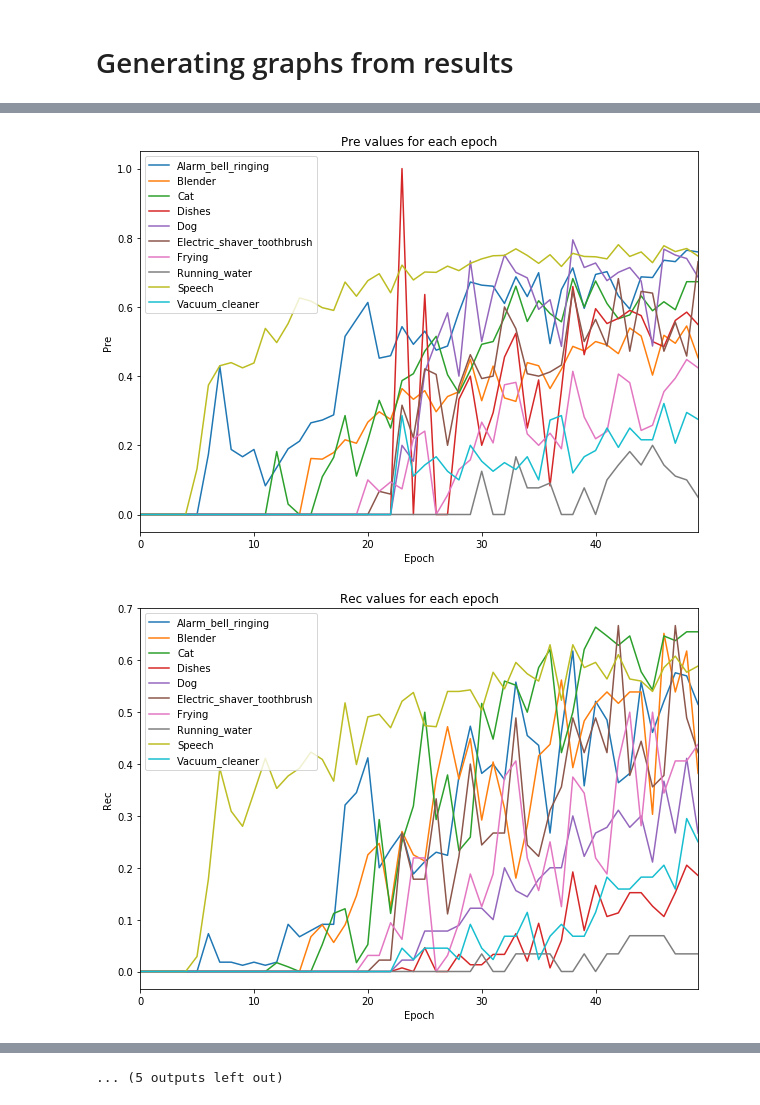
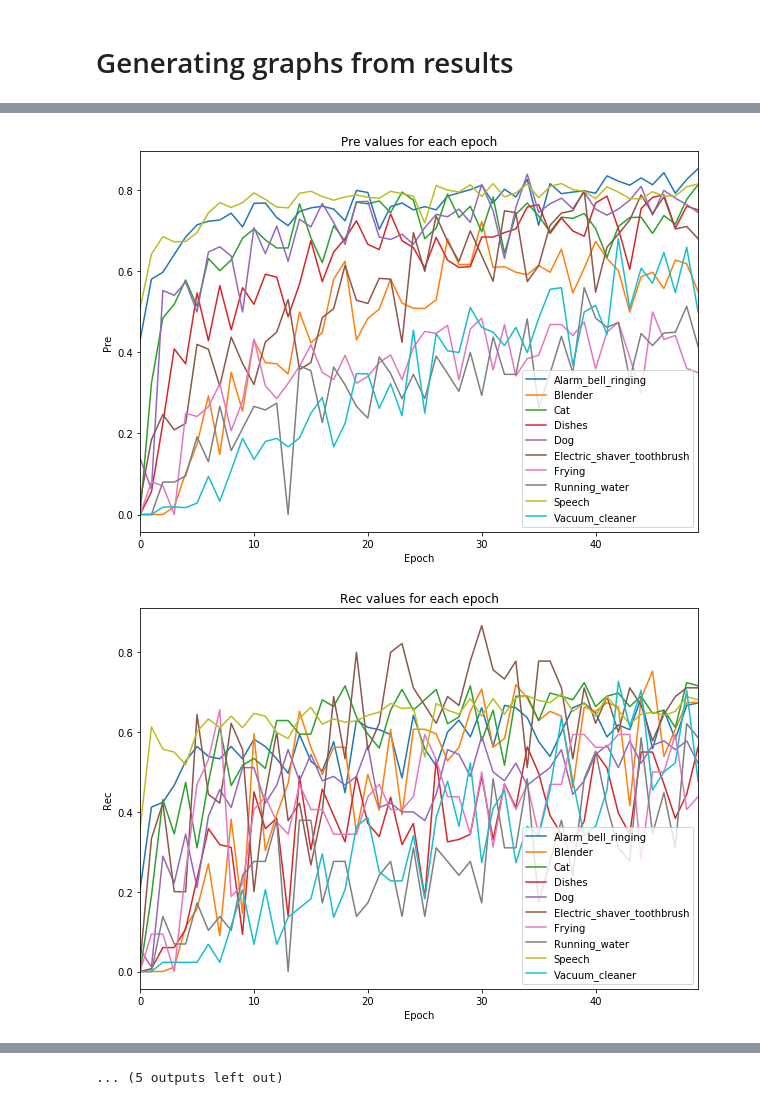
Before and after one commit to jells123/DCASE2019_task4, a Jupyter notebook: Graphs.ipynb, the cells around one changed output, grey strips where cells are left out. Drawn from its saved outputs; the diff is of its cells as text; code cells hidden in the pictures.

```diff
--- a/Graphs.ipynb
+++ b/Graphs.ipynb
@@ -38,10 +40,12 @@ def generate_graphs(metrics_filepath, epoch_filepath):
                  legend=False)
         plt.savefig(os.path.join(dirpath, column))
 # %%
-metrics_filepath = "results\class_11-01-2020_18-37-34.csv"
-epoch_filepath = os.path.join("results", "11-01-2020_18-37-34.csv")
+# metrics_filepath = "results\class_11-01-2020_18-37-34.csv"
+# epoch_filepath = os.path.join("results", "11-01-2020_18-37-34.csv")
 # metrics_filepath = "results\class_11-01-2020_21-19-49.csv"
 # epoch_filepath = os.path.join("results", "11-01-2020_21-19-49.csv")
+metrics_filepath = "results\class_11-01-2020_22-55-30.csv"
+epoch_filepath = os.path.join("results", "11-01-2020_22-55-30.csv")
 
 generate_graphs(metrics_filepath, epoch_filepath)
 # %% [output]
@@ -51,2 +55,2 @@ generate_graphs(metrics_filepath, epoch_filepath)
-[figure, old version]
+[figure, new version]
-[figure, old version]
+[figure, new version]
```
Also changed, not shown: parts of 7 cells of this notebook.
